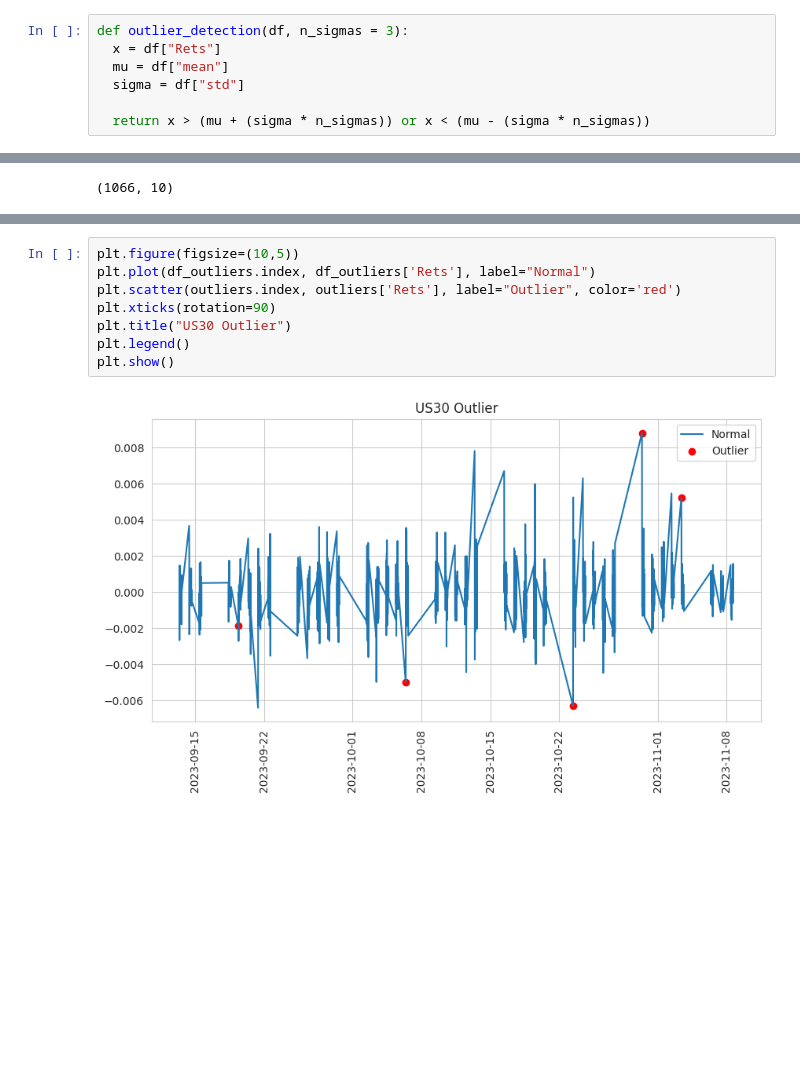
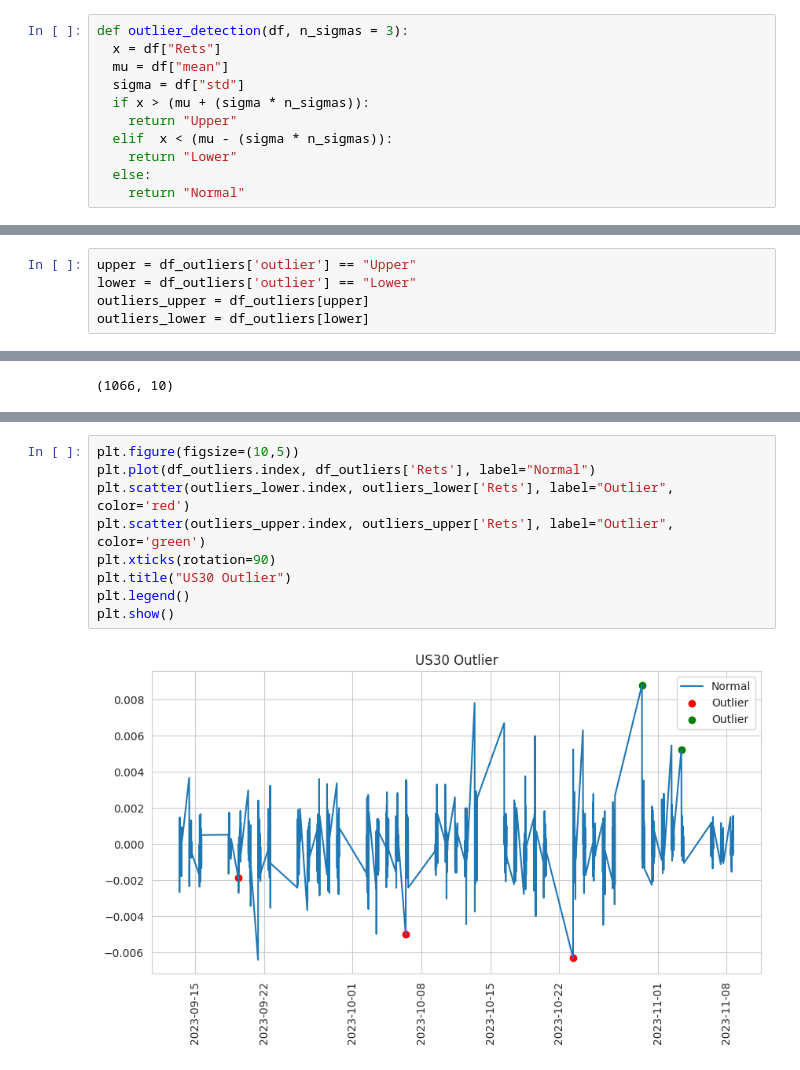
Before and after one commit to astrrr/quant-lab, a Jupyter notebook: lab_py_fin_outlier.ipynb, the cells around one changed output, grey strips where cells are left out. Saved outputs shown, nothing was run; the diff lists cells and outputs as text; blank space fills up the shorter version.

Commit message:
add Upper, Lower

```diff
--- a/lab_py_fin_outlier.ipynb
+++ b/lab_py_fin_outlier.ipynb
@@ -97,8 +97,12 @@ def outlier_detection(df, n_sigmas = 3):
   x = df["Rets"]
   mu = df["mean"]
   sigma = df["std"]
-
-  return x > (mu + (sigma * n_sigmas)) or x < (mu - (sigma * n_sigmas))
+  if x > (mu + (sigma * n_sigmas)):
+    return "Upper"
+  elif  x < (mu - (sigma * n_sigmas)):
+    return "Lower"
+  else:
+    return "Normal"
 # %%
 ol = df_outliers.apply(outlier_detection, axis=1)
 # %%
@@ -122,0 +110,5 @@ df_outliers[con].shape
+# %%
+upper = df_outliers['outlier'] == "Upper"
+lower = df_outliers['outlier'] == "Lower"
+outliers_upper = df_outliers[upper]
+outliers_lower = df_outliers[lower]
@@ -127,10 +145,11 @@ df_outliers.shape
 # %%
 plt.figure(figsize=(10,5))
 plt.plot(df_outliers.index, df_outliers['Rets'], label="Normal")
-plt.scatter(outliers.index, outliers['Rets'], label="Outlier", color='red')
+plt.scatter(outliers_lower.index, outliers_lower['Rets'], label="Outlier", color='red')
+plt.scatter(outliers_upper.index, outliers_upper['Rets'], label="Outlier", color='green')
 plt.xticks(rotation=90)
 plt.title("US30 Outlier")
 plt.legend()
 plt.show()
 # %% [output]
-[figure, old version]
+[figure, new version]
```
Also changed, not shown: parts of 6 cells of this notebook.
